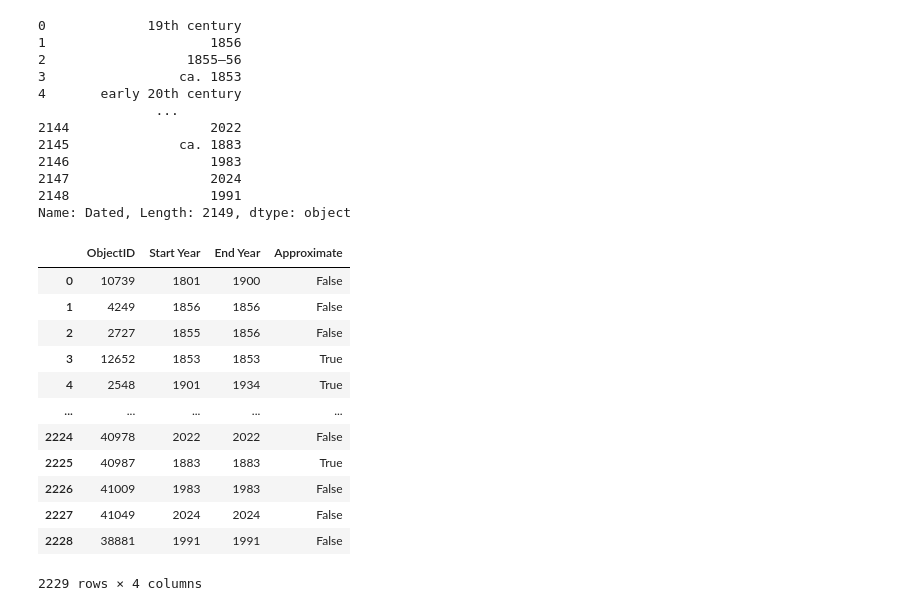
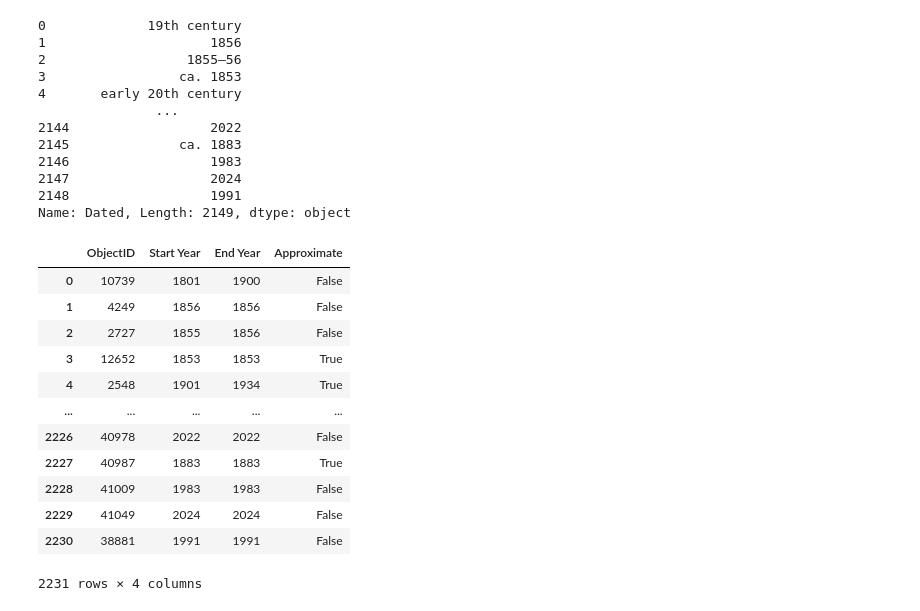
Before and after one commit to fenneltheloon/CSCI311, a Jupyter notebook: HW5/date_parser.ipynb, the cells around one changed output. Saved outputs shown, nothing was run; the diff lists cells and outputs as text; code cells hidden in the pictures.

```diff
--- a/HW5/date_parser.ipynb
+++ b/HW5/date_parser.ipynb
@@ -352,6 +352,7 @@ def parse(items):
             dates.loc[len(dates)] = [id, start_year, end_year, True]
             continue
         if entry == "n.d.":
+            dates.loc[len(dates)] = [id, 0, 0, True]
             continue
         if entry == "1931, printed later":
             dates.loc[len(dates)] = [id, 1931, 1931, False]
@@ -381,36 +382,36 @@ def parse(items):
         m = re.fullmatch(r"(\d+)(?:st|nd|rd|th) century BCE", entry)
         if m:
             century = -(int(m.group(1)) * 100)
             dates.loc[len(dates)] = [id, century, century + 99, False]
             continue
         m = re.fullmatch(r"(\d+)-(\d+),? \((?:published|reworked in|printed) (\d+)\)", entry)
         if m:
             year1 = int(m.group(1))
             year2 = int(m.group(2))
             year3 = int(m.group(3))
             dates.loc[len(dates)] = [id, year1, year2, False]
             dates.loc[len(dates)] = [id, year3, year3, False]
             continue
 
         print(dates)
         raise ValueError(f"Failed to parse {entry}")
     return dates
 
 data["Dated"] = data["Dated"].map(hyphenate)
 dates_pre = data[["ObjectID", "Dated"]]
 dates = parse(dates_pre)
 dates
 # %% [output]
 |  | ObjectID | Start Year | End Year | Approximate |
 | 0 | 10739 | 1801 | 1900 | False |
 | 1 | 4249 | 1856 | 1856 | False |
 | 2 | 2727 | 1855 | 1856 | False |
 | 3 | 12652 | 1853 | 1853 | True |
 | 4 | 2548 | 1901 | 1934 | True |
 | ... | ... | ... | ... | ... |
-| 2224 | 40978 | 2022 | 2022 | False |
-| 2225 | 40987 | 1883 | 1883 | True |
-| 2226 | 41009 | 1983 | 1983 | False |
-| 2227 | 41049 | 2024 | 2024 | False |
-| 2228 | 38881 | 1991 | 1991 | False |
+| 2226 | 40978 | 2022 | 2022 | False |
+| 2227 | 40987 | 1883 | 1883 | True |
+| 2228 | 41009 | 1983 | 1983 | False |
+| 2229 | 41049 | 2024 | 2024 | False |
+| 2230 | 38881 | 1991 | 1991 | False |
-2229 rows × 4 columns
+2231 rows × 4 columns
```
Also changed, not shown: parts of 1 cell of this notebook.
